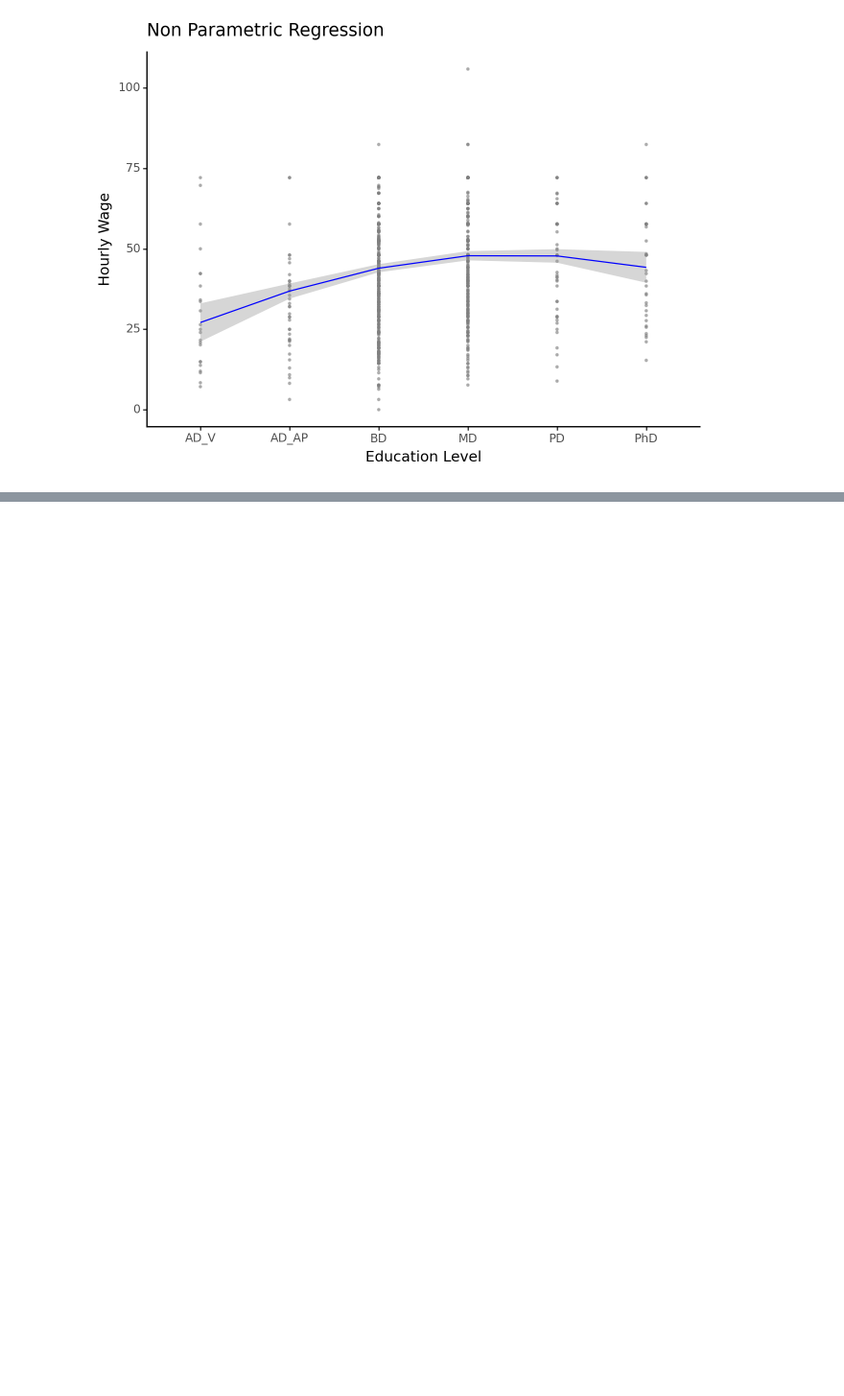
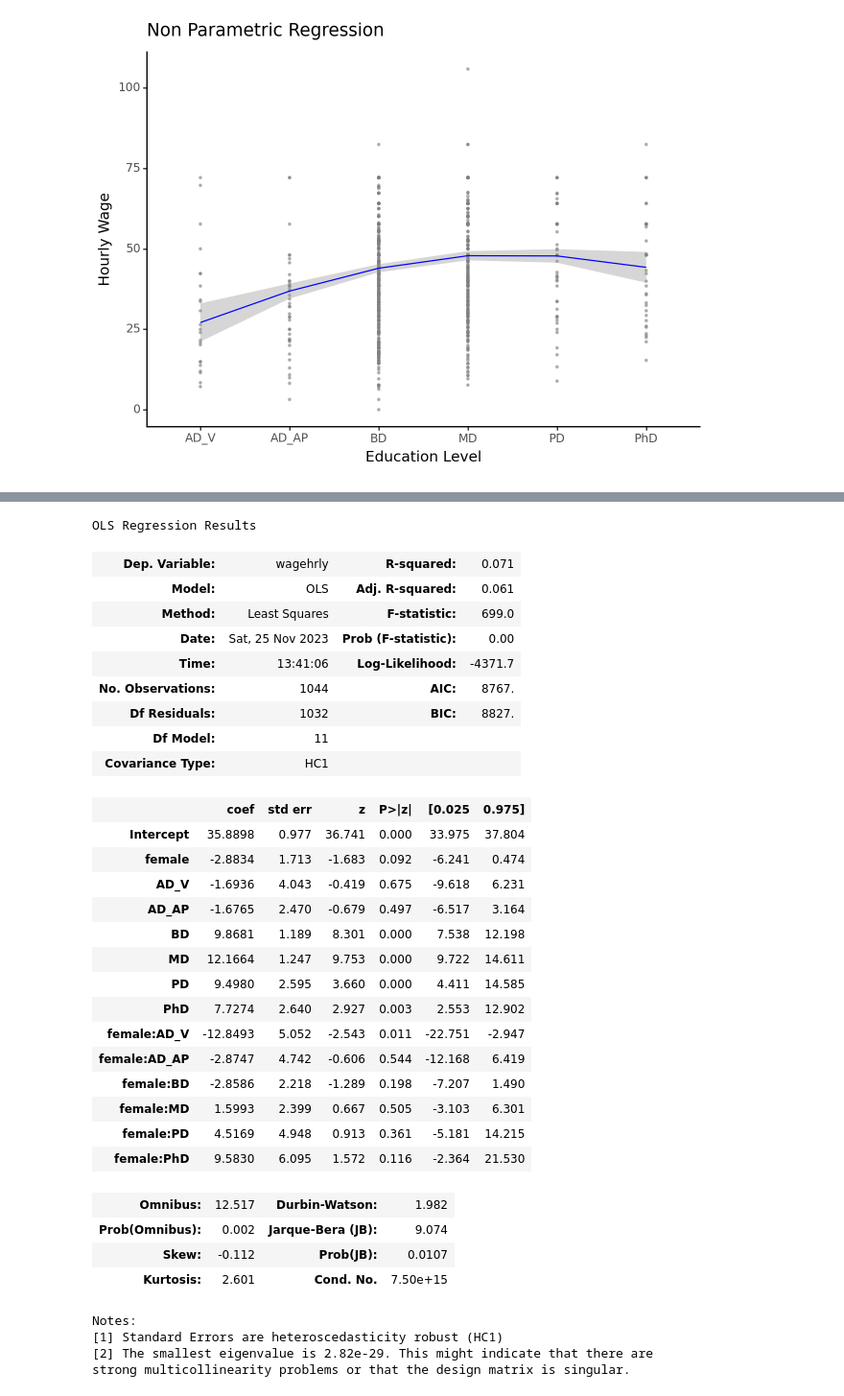
Before and after one commit to arbash-malik/DA2, a Jupyter notebook: Assignment 1/Assignment Code.ipynb, the cells around one changed output, grey strips where cells are left out. Shown at 96% size. Drawn from its saved outputs; the diff is of its cells as text; code cells hidden in the pictures; blank space fills up the shorter version.

```diff
--- a/Assignment 1/Assignment Code.ipynb
+++ b/Assignment 1/Assignment Code.ipynb
@@ -271,0 +281,46 @@ non_parametric_plot.draw()
+# %%
+# Unconditional
+reg3 = smf.ols(formula="wagehrly~female", data=df).fit(cov_type="HC1")
+
+# conditional on Education
+reg4 = smf.ols(formula="wagehrly~female + AD_V + AD_AP + BD + MD + PD + PhD", data=df).fit(cov_type="HC1")
+
+# conditional on Education and including interaction terms to control for education level of both genders
+reg5 = smf.ols(formula="wagehrly~female + AD_V + AD_AP + BD + MD + PD + PhD + female*AD_V \
++ female*AD_AP + female*BD + female*MD + female*PD + female*PhD", data=df).fit(cov_type="HC1")
+
+reg5.summary()
+# %% [output]
+OLS Regression Results
+| Dep. Variable: | wagehrly | R-squared: | 0.071 |
+| Model: | OLS | Adj. R-squared: | 0.061 |
+| Method: | Least Squares | F-statistic: | 699.0 |
+| Date: | Sat, 25 Nov 2023 | Prob (F-statistic): | 0.00 |
+| Time: | 13:41:06 | Log-Likelihood: | -4371.7 |
+| No. Observations: | 1044 | AIC: | 8767. |
+| Df Residuals: | 1032 | BIC: | 8827. |
+| Df Model: | 11 |  |  |
+| Covariance Type: | HC1 |  |  |
+|  | coef | std err | z | P>|z| | [0.025 | 0.975] |
+| Intercept | 35.8898 | 0.977 | 36.741 | 0.000 | 33.975 | 37.804 |
+| female | -2.8834 | 1.713 | -1.683 | 0.092 | -6.241 | 0.474 |
+| AD_V | -1.6936 | 4.043 | -0.419 | 0.675 | -9.618 | 6.231 |
+| AD_AP | -1.6765 | 2.470 | -0.679 | 0.497 | -6.517 | 3.164 |
+| BD | 9.8681 | 1.189 | 8.301 | 0.000 | 7.538 | 12.198 |
+| MD | 12.1664 | 1.247 | 9.753 | 0.000 | 9.722 | 14.611 |
+| PD | 9.4980 | 2.595 | 3.660 | 0.000 | 4.411 | 14.585 |
+| PhD | 7.7274 | 2.640 | 2.927 | 0.003 | 2.553 | 12.902 |
+| female:AD_V | -12.8493 | 5.052 | -2.543 | 0.011 | -22.751 | -2.947 |
+| female:AD_AP | -2.8747 | 4.742 | -0.606 | 0.544 | -12.168 | 6.419 |
+| female:BD | -2.8586 | 2.218 | -1.289 | 0.198 | -7.207 | 1.490 |
+| female:MD | 1.5993 | 2.399 | 0.667 | 0.505 | -3.103 | 6.301 |
+| female:PD | 4.5169 | 4.948 | 0.913 | 0.361 | -5.181 | 14.215 |
+| female:PhD | 9.5830 | 6.095 | 1.572 | 0.116 | -2.364 | 21.530 |
+| Omnibus: | 12.517 | Durbin-Watson: | 1.982 |
+| Prob(Omnibus): | 0.002 | Jarque-Bera (JB): | 9.074 |
+| Skew: | -0.112 | Prob(JB): | 0.0107 |
+| Kurtosis: | 2.601 | Cond. No. | 7.50e+15 |
+Notes:
+[1] Standard Errors are heteroscedasticity robust (HC1)
+[2] The smallest eigenvalue is 2.82e-29. This might indicate that there are
+strong multicollinearity problems or that the design matrix is singular.
```
Also changed, not shown: parts of 9 cells of this notebook.
